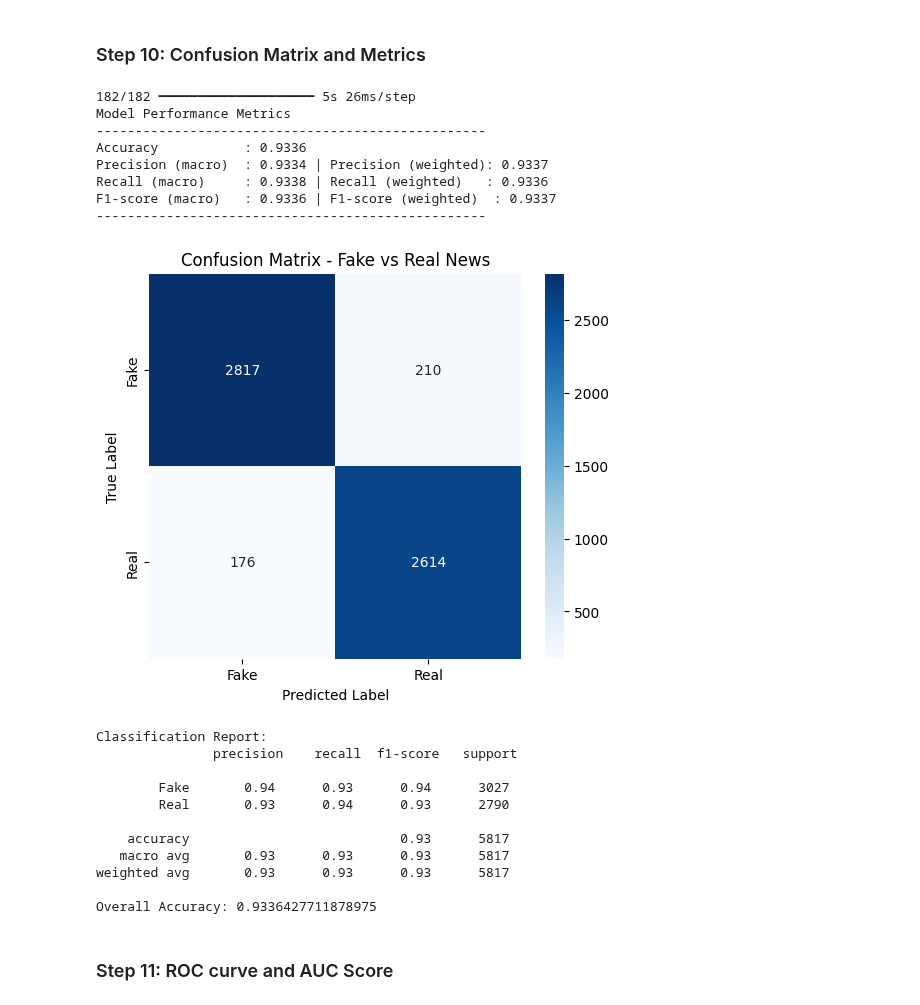
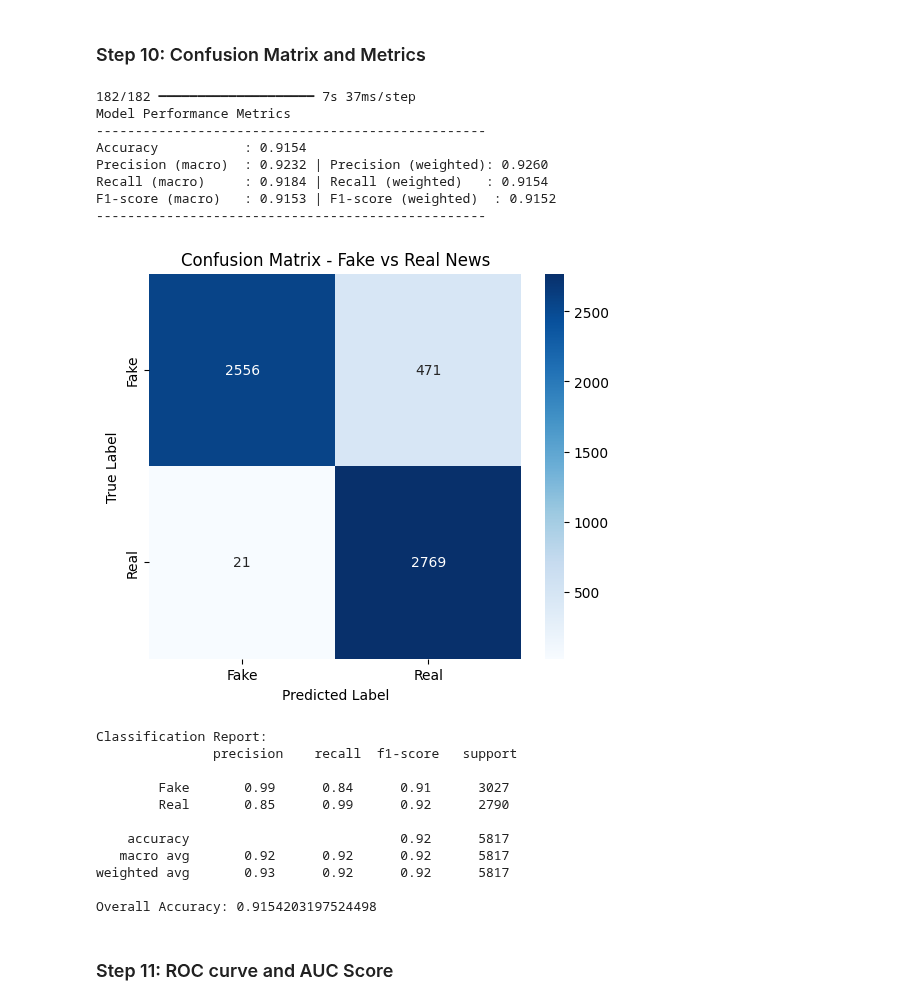
Before and after one commit to LiQuinChing/DL-fakeNewsClassification, a Jupyter notebook: CNN0.1.ipynb, the cells around one changed output. Drawn from its saved outputs; the diff is of its cells as text; code cells hidden in the pictures.

```diff
--- a/CNN0.1.ipynb
+++ b/CNN0.1.ipynb
@@ -299,7 +299,7 @@ Test Accuracy: 93.36%
 # %%
 # Predict on the test set
 y_pred_probs = model.predict(X_test_pad)
-y_pred = (y_pred_probs > 0.5).astype("int32").flatten()
+y_pred = (y_pred_probs > 0.1).astype("int32").flatten()
 
 # Calculate core performance metrics
 from sklearn.metrics import (
@@ -317,50 +317,50 @@ f1_macro = f1_score(y_test, y_pred, average='macro')
 f1_weighted = f1_score(y_test, y_pred, average='weighted')
 
 # Print results
 print("Model Performance Metrics")
 print("-" * 50)
 print(f"Accuracy           : {accuracy:.4f}")
 print(f"Precision (macro)  : {precision_macro:.4f} | Precision (weighted): {precision_weighted:.4f}")
 print(f"Recall (macro)     : {recall_macro:.4f} | Recall (weighted)   : {recall_weighted:.4f}")
 print(f"F1-score (macro)   : {f1_macro:.4f} | F1-score (weighted)  : {f1_weighted:.4f}")
 print("-" * 50)
 
 # Compute confusion matrix
 cm = confusion_matrix(y_test, y_pred)
 labels = ['Fake', 'Real']
 
 # Display confusion matrix as heatmap
 plt.figure(figsize=(6, 5))
 sns.heatmap(cm, annot=True, fmt='d', cmap='Blues', xticklabels=labels, yticklabels=labels)
 plt.xlabel('Predicted Label')
 plt.ylabel('True Label')
 plt.title('Confusion Matrix - Fake vs Real News')
 plt.show()
 
 # Detailed classification report
 print("\nClassification Report:\n", classification_report(y_test, y_pred, target_names=labels))
 print("Overall Accuracy:", accuracy_score(y_test, y_pred))
 # %% [output]
-182/182 ━━━━━━━━━━━━━━━━━━━━ 5s 26ms/step
+182/182 ━━━━━━━━━━━━━━━━━━━━ 7s 37ms/step
 Model Performance Metrics
 --------------------------------------------------
-Accuracy           : 0.9336
-Precision (macro)  : 0.9334 | Precision (weighted): 0.9337
-Recall (macro)     : 0.9338 | Recall (weighted)   : 0.9336
-F1-score (macro)   : 0.9336 | F1-score (weighted)  : 0.9337
+Accuracy           : 0.9154
+Precision (macro)  : 0.9232 | Precision (weighted): 0.9260
+Recall (macro)     : 0.9184 | Recall (weighted)   : 0.9154
+F1-score (macro)   : 0.9153 | F1-score (weighted)  : 0.9152
 --------------------------------------------------
-[figure, old version]
+[figure, new version]
 Classification Report:
                precision    recall  f1-score   support
 
-        Fake       0.94      0.93      0.94      3027
-        Real       0.93      0.94      0.93      2790
+        Fake       0.99      0.84      0.91      3027
+        Real       0.85      0.99      0.92      2790
 
-    accuracy                           0.93      5817
-   macro avg       0.93      0.93      0.93      5817
-weighted avg       0.93      0.93      0.93      5817
+    accuracy                           0.92      5817
+   macro avg       0.92      0.92      0.92      5817
+weighted avg       0.93      0.92      0.92      5817
 
-Overall Accuracy: 0.9336427711878975
+Overall Accuracy: 0.9154203197524498
 # %% [markdown]
 ### Step 11: ROC curve and AUC Score
 # %%
```
Also changed, not shown: parts of 2 cells of this notebook.
